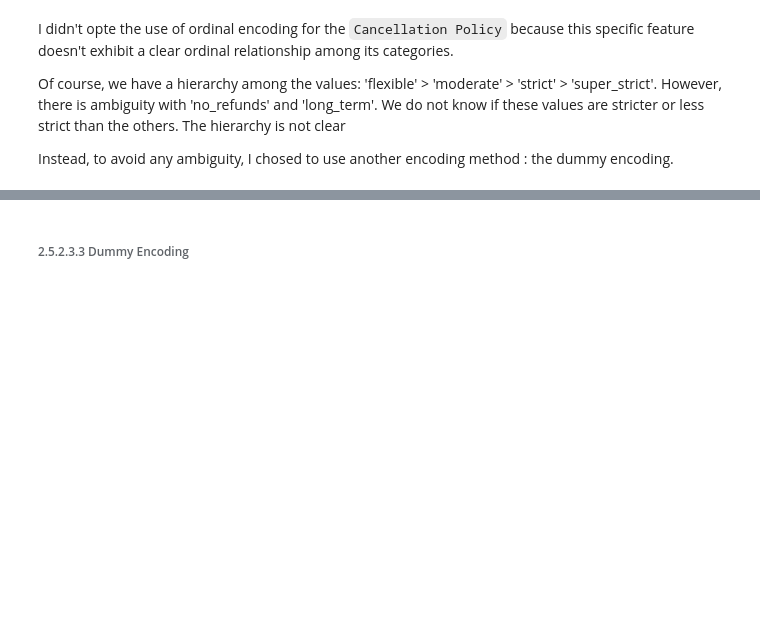
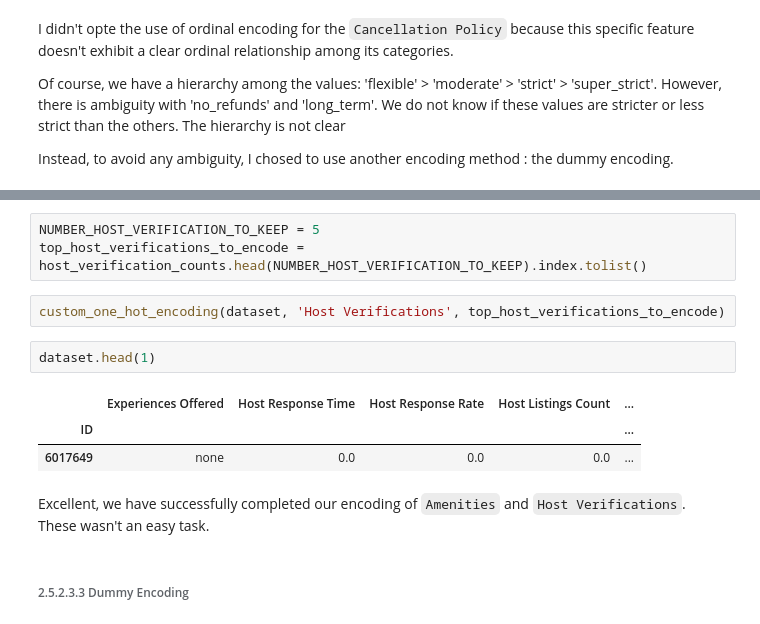
Before and after one commit to Antoine-ValentinCharpentier/AirbnbPricePrediction2, a Jupyter notebook: notebook.ipynb, the cells around one changed output, grey strips where cells are left out. Drawn from its saved outputs; the diff is of its cells as text; blank space fills up the shorter version.

```diff
--- a/notebook.ipynb
+++ b/notebook.ipynb
@@ -1325,3 +1393,16 @@ Instead, to avoid any ambiguity, I chosed to use another encoding method : the d
+# %%
+NUMBER_HOST_VERIFICATION_TO_KEEP = 5
+top_host_verifications_to_encode = host_verification_counts.head(NUMBER_HOST_VERIFICATION_TO_KEEP).index.tolist()
+# %%
+custom_one_hot_encoding(dataset, 'Host Verifications', top_host_verifications_to_encode)
+# %%
+dataset.head(1)
+# %% [output]
+|  | Experiences Offered | Host Response Time | Host Response Rate | Host Listings Count | ... |
+| ID |  |  |  |  | ... |
+| 6017649 | none | 0.0 | 0.0 | 0.0 | ... |
+# %% [markdown]
+Excellent, we have successfully completed our encoding of ``Amenities`` and ``Host Verifications``. These wasn't an easy task.
 # %% [markdown]
 ###### 2.5.2.3.3 Dummy Encoding
 # %% [markdown]
```
Also changed, not shown: parts of 16 cells of this notebook.
